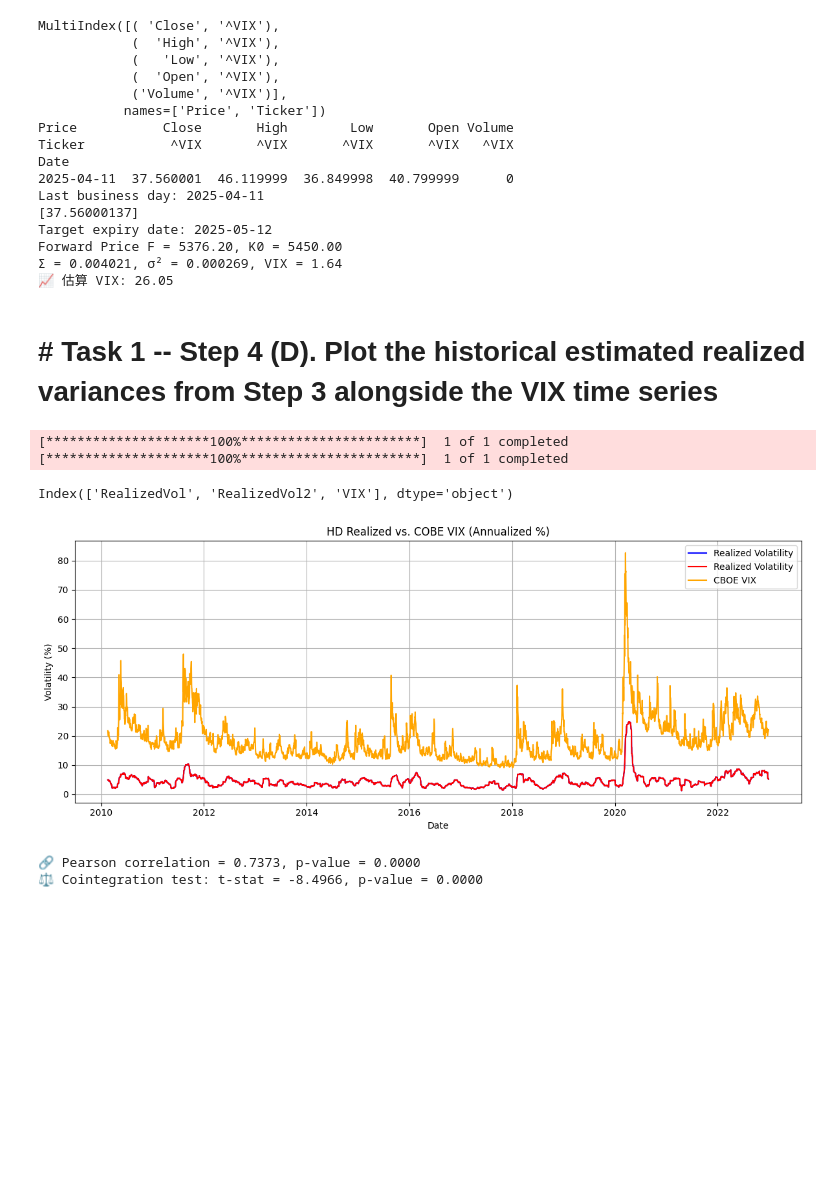
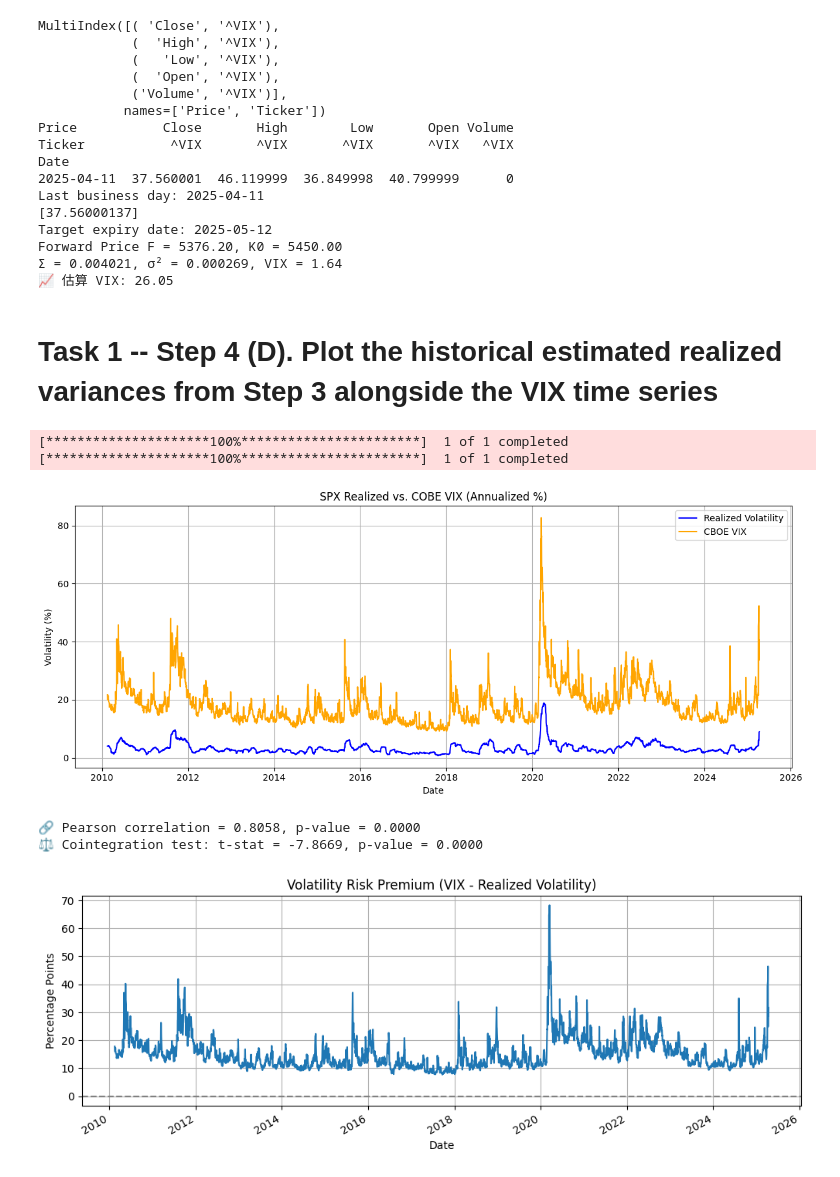
Before and after one commit to HarvestStars/cf_assignment1, a Jupyter notebook: assignment1/part_1.ipynb, the cells around one changed output. Cells and saved outputs as stored; diff of their text form; code cells hidden in the pictures; blank space fills up the shorter version.

Commit message:
add step 4 of part 1

```diff
--- a/assignment1/part_1.ipynb
+++ b/assignment1/part_1.ipynb
@@ -477,23 +477,12 @@ Forward Price F = 5376.20, K0 = 5450.00
 Σ = 0.004021, σ² = 0.000269, VIX = 1.64
 📈 估算 VIX: 26.05
 # %% [markdown]
-# # Task 1 -- Step 4 (D). Plot the historical estimated realized variances from Step 3 alongside the VIX time series
+# Task 1 -- Step 4 (D). Plot the historical estimated realized variances from Step 3 alongside the VIX time series
 # %%
 # --- 1. 下载 SPX 和 VIX 历史数据 ---
 start_date = "2010-01-01"
 end_date = dt.date.today().strftime("%Y-%m-%d")
-
-ticker = 'HD'
-implied_vol = load_sp500_implied_vol_dataset()
-prices = load_sp500_dataset()
-px = prices[ticker]
-iv = implied_vol[ticker]
-returns = np.log(px / px.shift(1))
-rv = np.sqrt(365/30 * returns.rolling(window=30).apply(sigma2_from_eq15, args=(30, 1/30), raw=False)) * 100
-vol_df = pd.concat([rv.rename("RealizedVol"), iv.rename("ImpliedVol")], axis=1).dropna()
-
-
-spx_data = yf.download(ticker, start=start_date, end=end_date)
+spx_data = yf.download('^SPX', start=start_date, end=end_date)
 vix_data = yf.download("^VIX", start=start_date, end=end_date)
 
 # --- 2. 计算对数收益 ---
@@ -504,43 +493,48 @@ spx_data['log-return'] = np.log(spx_close / spx_close.shift(1))
 N = 30
 delta_t = 1 / N  # 每年交易天数
 rv2 = spx_data['log-return'].rolling(window=N).apply(sigma2_from_eq15, args=(N, delta_t), raw=False)
-spx_data['RealizedVol2'] = np.sqrt(rv2 * 365/30) * 100
+spx_data['RealizedVol'] = np.sqrt(rv2 * 365/30) * 100
 
 # --- 5. 整理并合并 VIX 收盘价（CBOE 官方年化波动率） ---
 vix_data['VIX'] = vix_data["Close"]
 
 vol_df = pd.concat([
-    rv.rename("RealizedVol"),
-    spx_data['RealizedVol2'],
+    spx_data['RealizedVol'],
     vix_data['VIX']
 ], axis=1).dropna()
 
 # --- 6. 可视化比较 ---
-print(vol_df.columns)
-
 plt.figure(figsize=(12, 5))
+# plt.plot(vol_df.index, vol_df["RealizedVol"], label="Realized Volatility", color="blue")
 plt.plot(vol_df.index, vol_df["RealizedVol"], label="Realized Volatility", color="blue")
-plt.plot(vol_df.index, vol_df["RealizedVol2"], label="Realized Volatility", color="red")
 plt.plot(vol_df.index, vol_df["VIX"], label="CBOE VIX", color="orange")
-plt.title("HD Realized vs. COBE VIX (Annualized %)")
+plt.title("SPX Realized vs. COBE VIX (Annualized %)")
 plt.ylabel("Volatility (%)")
 plt.xlabel("Date")
 plt.legend()
 plt.grid(True)
 plt.tight_layout()
 plt.show()
 
 # --- 7. 相关性分析 ---
 corr, pval = pearsonr(vol_df["RealizedVol"], vol_df["VIX"])
 print(f"🔗 Pearson correlation = {corr:.4f}, p-value = {pval:.4f}")
 
 # --- 8. 协整检验 ---
 coint_t, pval_coint, _ = coint(vol_df["RealizedVol"], vol_df["VIX"])
 print(f"⚖️ Cointegration test: t-stat = {coint_t:.4f}, p-value = {pval_coint:.4f}")
+
+# --- 9. 计算波动率风险溢价 ---
+vol_df["VolatilityRiskPremium"] = vol_df["VIX"] - vol_df["RealizedVol"]
+vol_df["VolatilityRiskPremium"].plot(figsize=(12, 4), title="Volatility Risk Premium (VIX - Realized Volatility)")
+plt.axhline(0, color='gray', linestyle='--')
+plt.ylabel("Percentage Points")
+plt.grid(True)
+plt.show()
 # %% [output]
 [*********************100%***********************]  1 of 1 completed
 [*********************100%***********************]  1 of 1 completed
+[figure, new version]
-Index(['RealizedVol', 'RealizedVol2', 'VIX'], dtype='object')
+🔗 Pearson correlation = 0.8058, p-value = 0.0000
+⚖️ Cointegration test: t-stat = -7.8669, p-value = 0.0000
-[figure, old version]
-🔗 Pearson correlation = 0.7373, p-value = 0.0000
-⚖️ Cointegration test: t-stat = -8.4966, p-value = 0.0000
+[figure, added]
```
Also changed, not shown: parts of 2 cells of this notebook.
